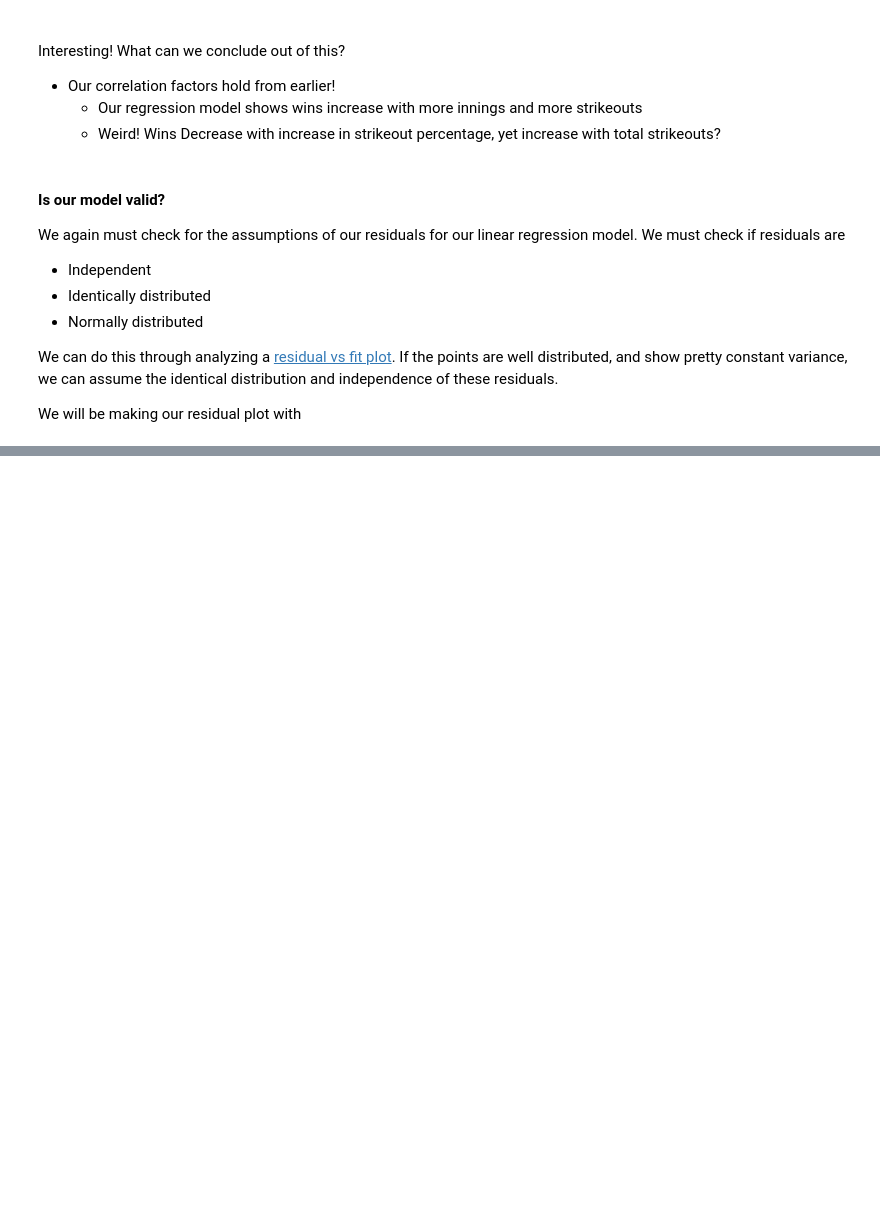
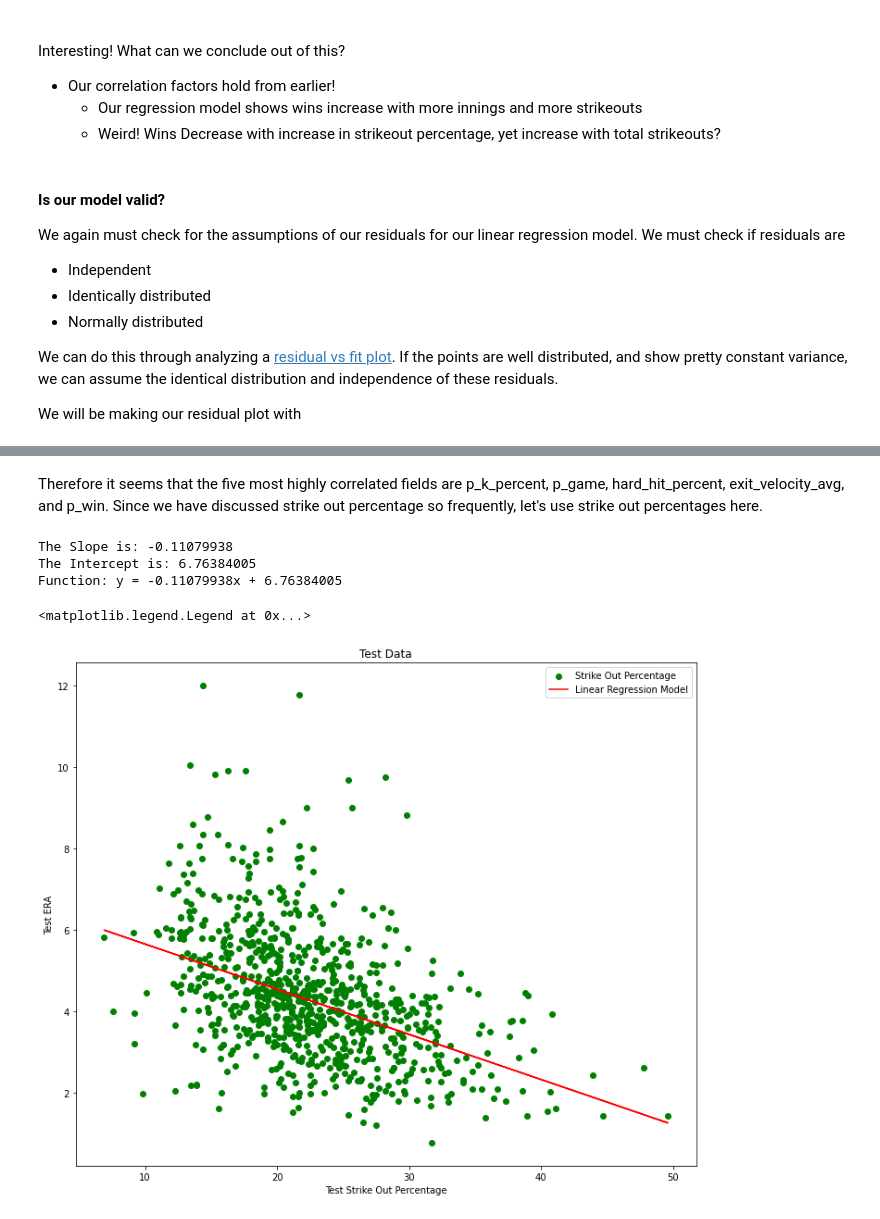
Before and after one commit to logan-lach/CMSC320FinalProject, a Jupyter notebook: project3/final.ipynb, the cells around one changed output, grey strips where cells are left out. Drawn from its saved outputs; the diff is of its cells as text; code cells hidden in the pictures; blank space fills up the shorter version.

```diff
--- a/project3/final.ipynb
+++ b/project3/final.ipynb
@@ -732,0 +747,36 @@ We will be making our residual plot with
+# %% [markdown]
+Therefore it seems that the five most highly correlated fields are p_k_percent, p_game, hard_hit_percent, exit_velocity_avg, and p_win. Since we have discussed strike out percentage so frequently, let's use strike out percentages here.
+# %%
+# We have to make and X and Y to fit our linear regression. We do this here by obtaining the data for our X and then formatting it into percentages.
+# Then we take our Y, or to predict which is ERA, and then format that in the array format as well.
+X = adjusted_pitch_data[['p_k_percent']]
+X['p_k_percent'].apply(lambda x: x * 100)
+y = np.reshape(adjusted_pitch_data['p_era'].values, (-1,1))
+
+# Form our train-test split using a module from sklearn, so that we have a test and training set that are randomly split.
+train_x, test_x, train_y, test_y = train_test_split(X,y)
+# %%
+#create our regression model using training data
+pitchERA = lr.LinearRegression()
+eraFit = pitchERA.fit(train_x.values, train_y)
+
+#formatting it to print
+m = str(eraFit.coef_[0]).lstrip('[').rstrip(']')
+b = str(eraFit.intercept_).lstrip('[').rstrip(']')
+print(f"The Slope is: {m} \nThe Intercept is: {b} \nFunction: y = {m}x + {b}")
+# %% [output]
+The Slope is: -0.11079938
+The Intercept is: 6.76384005
+Function: y = -0.11079938x + 6.76384005
+# %%
+#Now let's plot our regression with the test data to see how well it performed with the test data.
+plt.scatter(test_x, test_y, color = 'green')
+plt.title("Test Data")
+plt.ylabel("Test ERA")
+plt.xlabel("Test Strike Out Percentage")
+x1 = [[x] for x in test_x['p_k_percent'].values]
+plt.plot(x1, eraFit.predict(x1), color = 'red')
+plt.legend(["Strike Out Percentage","Linear Regression Model"])
+# %% [output]
+<matplotlib.legend.Legend at 0x...>
+[figure, added]
```
Also changed, not shown: parts of 9 cells of this notebook.
